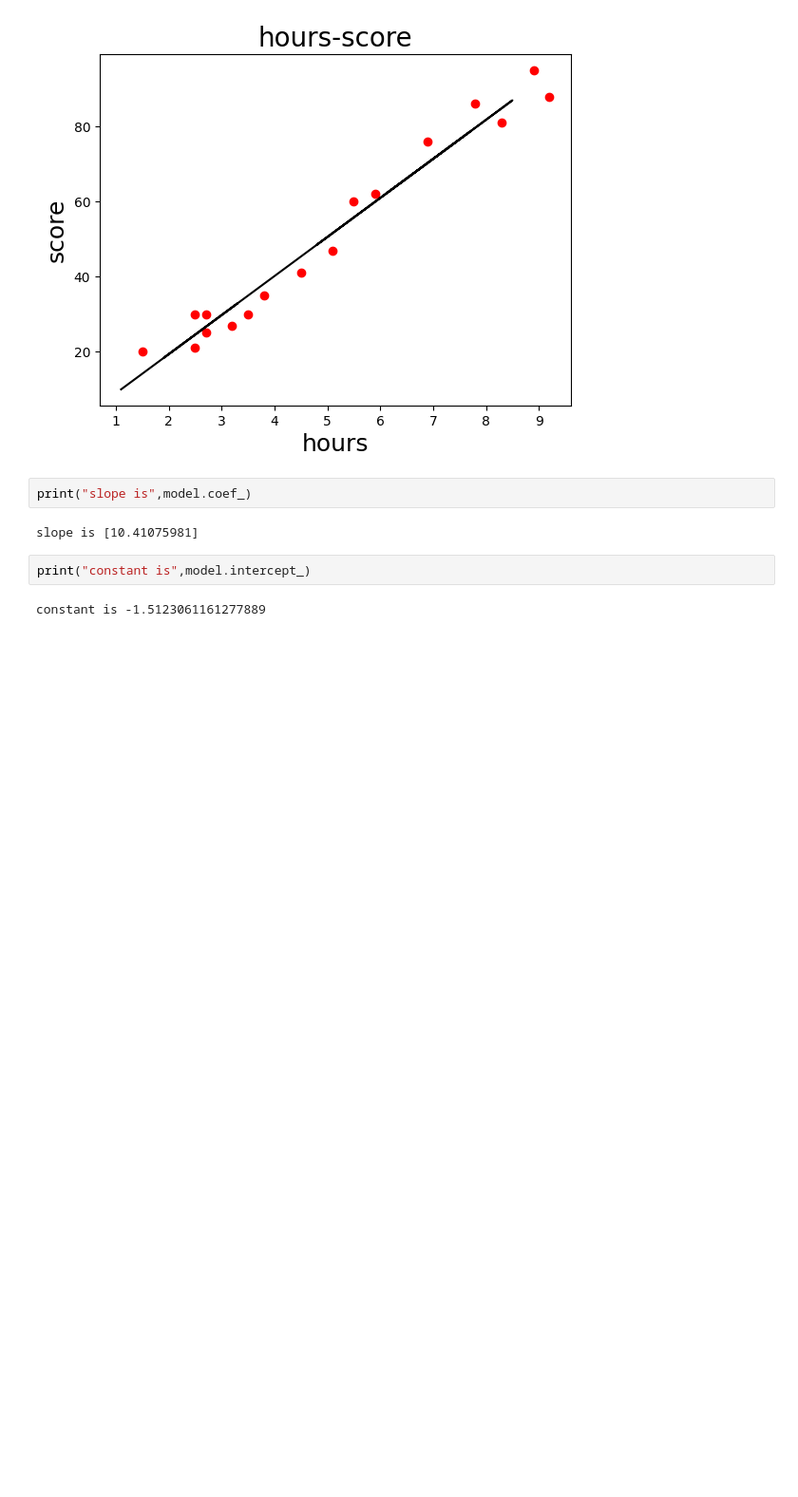
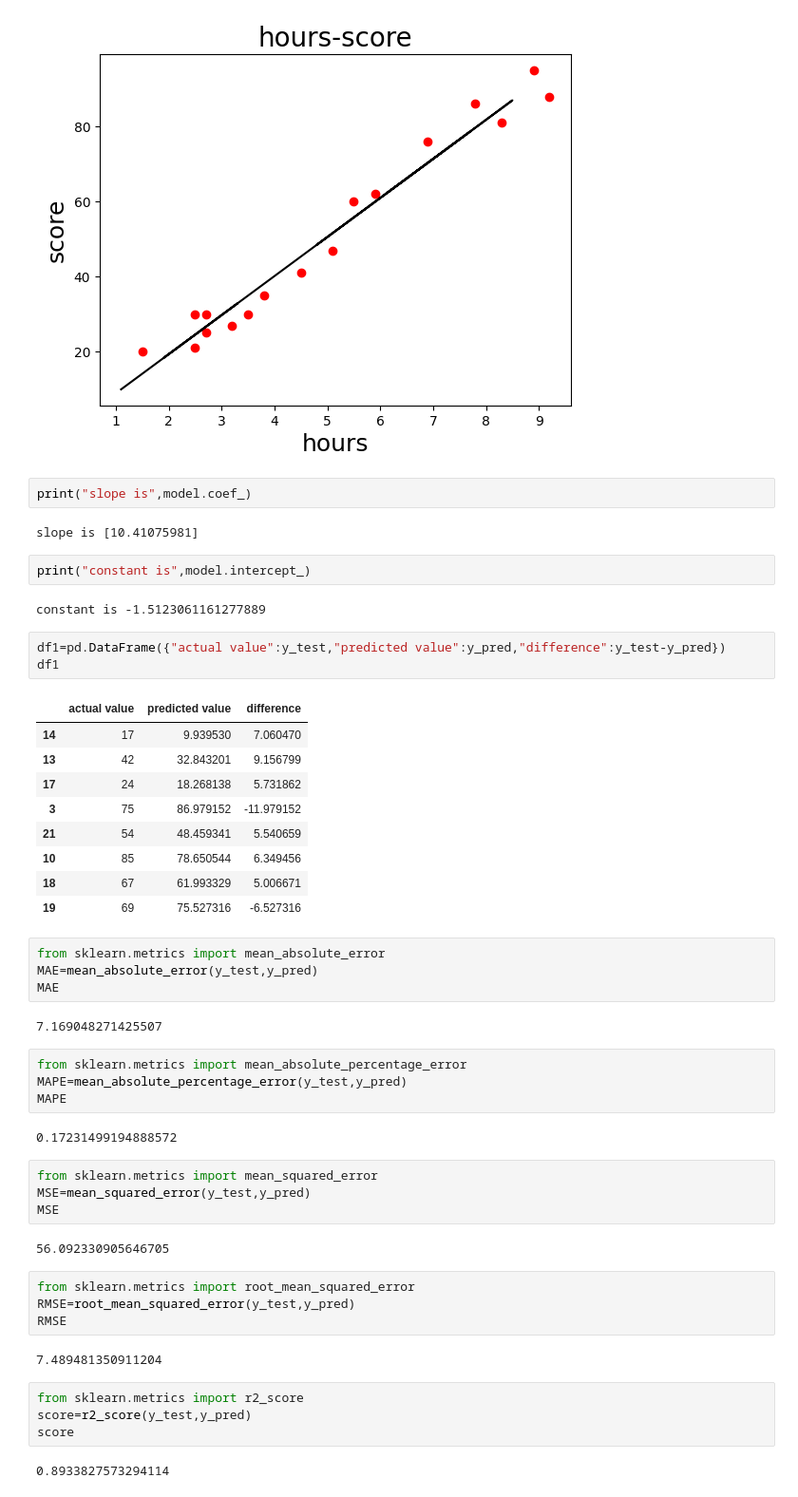
Before and after one commit to shyama0578/machine_learning, a Jupyter notebook: regression/score.ipynb, the cells around one changed output. Shown at 95% size. Cells and saved outputs as stored; diff of their text form; blank space fills up the shorter version.

```diff
--- a/regression/score.ipynb
+++ b/regression/score.ipynb
@@ -198,3 +202,46 @@ slope is [10.41075981]
 print("constant is",model.intercept_)
 # %% [output]
 constant is -1.5123061161277889
+# %%
+df1=pd.DataFrame({"actual value":y_test,"predicted value":y_pred,"difference":y_test-y_pred})
+df1
+# %% [output]
+|  | actual value | predicted value | difference |
+| 14 | 17 | 9.939530 | 7.060470 |
+| 13 | 42 | 32.843201 | 9.156799 |
+| 17 | 24 | 18.268138 | 5.731862 |
+| 3 | 75 | 86.979152 | -11.979152 |
+| 21 | 54 | 48.459341 | 5.540659 |
+| 10 | 85 | 78.650544 | 6.349456 |
+| 18 | 67 | 61.993329 | 5.006671 |
+| 19 | 69 | 75.527316 | -6.527316 |
+# %%
+from sklearn.metrics import mean_absolute_error
+MAE=mean_absolute_error(y_test,y_pred)
+MAE
+# %% [output]
+7.169048271425507
+# %%
+from sklearn.metrics import mean_absolute_percentage_error
+MAPE=mean_absolute_percentage_error(y_test,y_pred)
+MAPE
+# %% [output]
+0.17231499194888572
+# %%
+from sklearn.metrics import mean_squared_error
+MSE=mean_squared_error(y_test,y_pred)
+MSE
+# %% [output]
+56.092330905646705
+# %%
+from sklearn.metrics import root_mean_squared_error
+RMSE=root_mean_squared_error(y_test,y_pred)
+RMSE
+# %% [output]
+7.489481350911204
+# %%
+from sklearn.metrics import r2_score
+score=r2_score(y_test,y_pred)
+score
+# %% [output]
+0.8933827573294114
```
Also changed, not shown: parts of 1 cell of this notebook, 1 other file.
